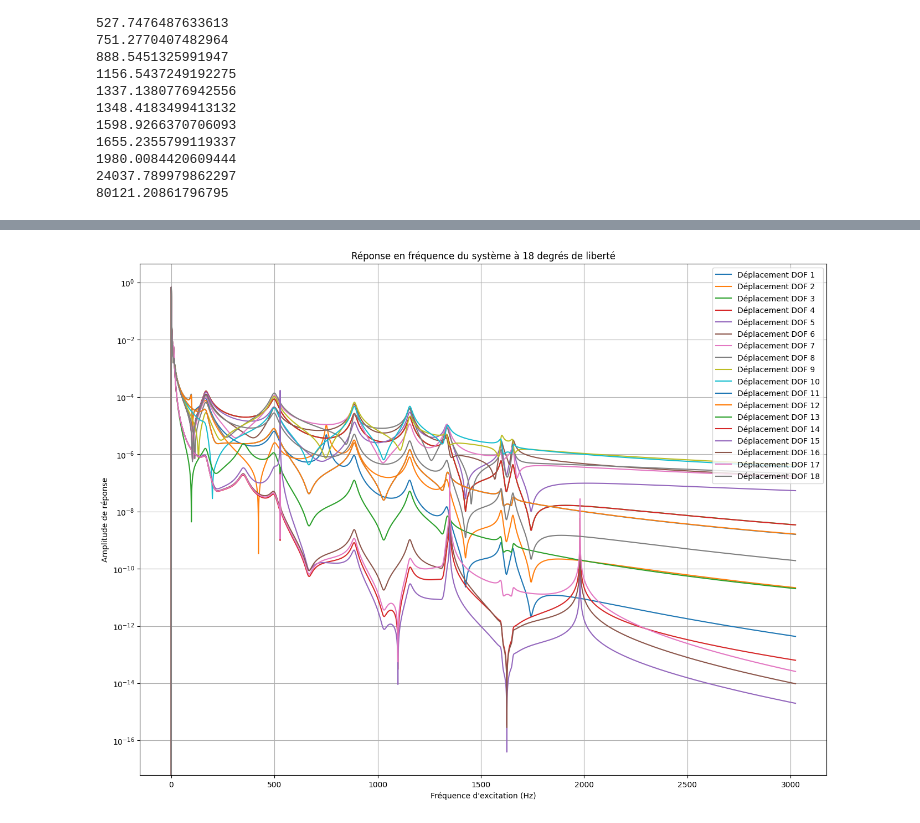
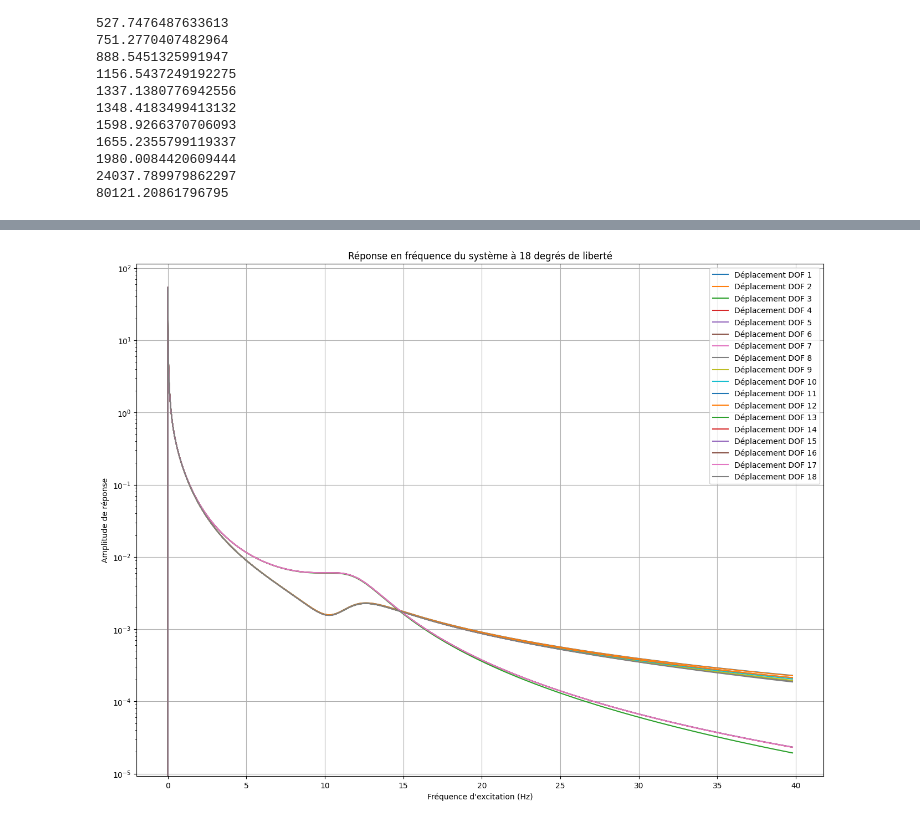
Before and after one commit to Clotilde636/Projet_CSV, a Jupyter notebook: Projet.ipynb, the cells around one changed output, grey strips where cells are left out. Cells and saved outputs as stored; diff of their text form; code cells hidden in the pictures.

```diff
--- a/Projet.ipynb
+++ b/Projet.ipynb
@@ -329,11 +329,11 @@ tracerNModesPropres(J, K, 18)
 # %%
-frequencies_rad_s = np.linspace(0, 19000, 10000)
+frequencies_rad_s = np.linspace(0, 250, 10000)
 
 # Calcul de la réponse en fréquence
 response_magnitude = calculer_reponse_frequence(J, K, F, frequencies_rad_s)
 response_magnitude_amortie = calculer_reponse_frequence_amortie(J, K, Ka, F, frequencies_rad_s)
 
 # Tracer la réponse en fréquence
 tracer_N_reponse_frequence(response_magnitude_amortie, frequencies_rad_s, 18)
 # %% [output]
-[figure, old version]
+[figure, new version]
```
Also changed, not shown: parts of 2 cells of this notebook.
